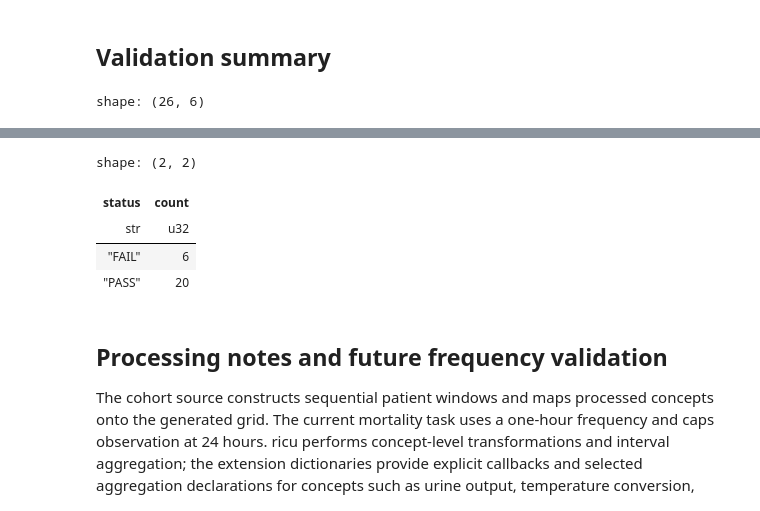
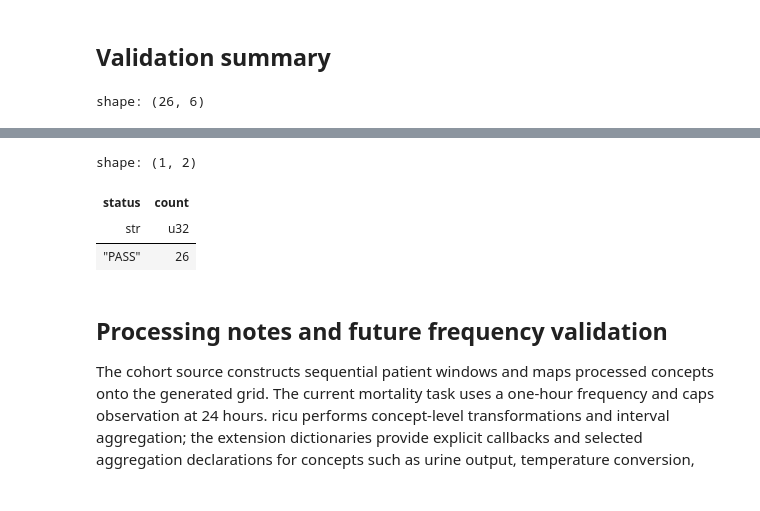
Before and after one commit to Ilovecodingforever/YAIB-cohorts, a Jupyter notebook: notebooks/validate_mortality24_baseline.ipynb, the cells around one changed output, grey strips where cells are left out. Saved outputs shown, nothing was run; the diff lists cells and outputs as text; code cells hidden in the pictures.

Commit message:
update stats

```diff
--- a/notebooks/validate_mortality24_baseline.ipynb
+++ b/notebooks/validate_mortality24_baseline.ipynb
@@ -531,9 +583,10 @@ def build_missingness_artifacts(context, time_artifacts):
         variables = _numeric_dynamic_columns(context, dataset)
         dyn = _scan(context, dataset)
         time_schema = context[dataset]["schemas"][("mortality24", "dyn")][TIME]
+        time_scale = time_artifacts[dataset]["time_scale"]
 
         obs = (
-            dyn.with_columns(_time_hours_expr(TIME, time_schema).alias("_time_hours"))
+            dyn.with_columns(_time_hours_expr(TIME, time_schema, scale=time_scale).alias("_time_hours"))
             .with_columns(
                 (pl.col("_time_hours") - pl.col("_time_hours").min().over(STAY_ID))
                 .alias("_offset_hours")
@@ -664,6 +717,9 @@ def build_missingness_artifacts(context, time_artifacts):
 missingness, observation_counts, availability, density, missingness_artifacts = (
     build_missingness_artifacts(ctx, time_artifacts)
 )
+numeric_variables_by_dataset = {
+    dataset: artifacts["variables"] for dataset, artifacts in missingness_artifacts.items()
+}
 
 # Add density metrics to the overview output without recomputing dynamic scans.
 density_overview_rows = []
@@ -862,12 +963,12 @@ plot_missingness_figures(missingness, observation_counts, availability, missingn
 
 Statistics use finite, nonmissing values directly from processed dynamic tables, before YAIB scaling, forward fill, zero fill, or model-based imputation. Histograms use a deterministic sample when a variable has more than 100,000 values; plotted axes use the pooled 1st–99th percentile range for readability while the CSV statistics retain the full finite range.
 # %%
-def build_value_statistics(context):
+def build_value_statistics(context, numeric_variables_by_dataset):
     rows = []
     stats_by_dataset = {}
 
     for dataset in DATASETS:
-        variables = _numeric_dynamic_columns(context, dataset)
+        variables = numeric_variables_by_dataset[dataset]
         dyn = _scan(context, dataset)
         expressions = []
         for variable in variables:
@@ -913,17 +1014,17 @@ def build_value_statistics(context):
     display(result)
     return result, stats_by_dataset
 
-value_statistics, value_stats_by_dataset = build_value_statistics(ctx)
+value_statistics, value_stats_by_dataset = build_value_statistics(ctx, numeric_variables_by_dataset)
 
-def plot_value_distributions(context):
+def plot_value_distributions(context, numeric_variables_by_dataset):
     all_variables = sorted(set().union(*[
-        set(_numeric_dynamic_columns(context, dataset)) for dataset in DATASETS
+        set(numeric_variables_by_dataset[dataset]) for dataset in DATASETS
     ]))
     for variable in all_variables:
         samples = {}
         combined = []
         for dataset in DATASETS:
-            if variable not in _numeric_dynamic_columns(context, dataset):
+            if variable not in numeric_variables_by_dataset[dataset]:
                 continue
             values = (
                 _scan(context, dataset)
@@ -965,9 +1066,10 @@ def plot_value_distributions(context):
         )
         fig.tight_layout()
         fig.savefig(RESULTS_DIR / f"value_distribution_{_safe_name(variable)}.png", bbox_inches="tight")
+        plt.show()
         plt.close(fig)
 
-plot_value_distributions(ctx)
+plot_value_distributions(ctx, numeric_variables_by_dataset)
 # %% [output]
 shape: (96, 17)
 | dataset | variable | count | mean | std | min | p1 | p5 | p25 | median | p75 | p95 | ... |
@@ -996,7 +1109,7 @@ def add_check(rows, dataset, check, status, observed, expected, detail=""):
         "detail": detail,
     })
 
-def build_validation_checks(context, time_artifacts, missingness, value_statistics, schema_summary):
+def build_validation_checks(context, time_artifacts, missingness, value_statistics, schema_summary, numeric_variables_by_dataset):
     rows = []
     expected_dynamic = set(EXPECTED_DYNAMIC)
 
@@ -1054,7 +1167,7 @@ def build_validation_checks(context, time_artifacts, missingness, value_statisti
         incomplete = per_stay.filter(~pl.col("complete_span_ok")).height
         add_check(
             rows, dataset, "complete_timestamp_spans",
-            "PASS" if incomplete == 0 else "FAIL",
+            "PASS" if incomplete == 0 else "WARN",
             incomplete, 0,
         )
 
@@ -1063,7 +1176,7 @@ def build_validation_checks(context, time_artifacts, missingness, value_statisti
         ).height
         add_check(
             rows, dataset, "observation_window_0_to_24",
-            "PASS" if out_of_window == 0 else "FAIL",
+            "PASS" if out_of_window == 0 else "WARN",
             out_of_window, 0,
             "The source task caps the sequential mortality window at 24 hours.",
         )
@@ -1120,7 +1233,7 @@ def build_validation_checks(context, time_artifacts, missingness, value_statisti
             other_dataset = next(
                 name for name in DATASETS if name != dataset
             )
-            if variable in _numeric_dynamic_columns(context, other_dataset):
+            if variable in numeric_variables_by_dataset[other_dataset]:
                 own = missingness.filter(
                     (pl.col("dataset") == dataset) & (pl.col("variable") == variable)
                 )["missing_percentage"][0]
@@ -1143,7 +1256,7 @@ def build_validation_checks(context, time_artifacts, missingness, value_statisti
     return result
 
 validation_checks = build_validation_checks(
-    ctx, time_artifacts, missingness, value_statistics, schema_summary
+    ctx, time_artifacts, missingness, value_statistics, schema_summary, numeric_variables_by_dataset
 )
 # %% [output]
 shape: (26, 6)
@@ -1155,16 +1268,15 @@ shape: (26, 6)
 | "HiRID" | "one_label_per_stay" | "PASS" | "0" | "0" | "" |
 | "HiRID" | "duplicate_stay_time_pairs" | "PASS" | "0" | "0" | "" |
 | … | … | … | … | … | … |
 | "MIMIC-IV" | "inclusive_25_timestamp_window" | "PASS" | "0" | "0" | "WARN means runtime data should… |
 | "MIMIC-IV" | "expected_dynamic_schema" | "PASS" | "none" | "none" | "Schema differences can reflect… |
 | "MIMIC-IV" | "stay_id_consistency" | "PASS" | "0" | "0" | "" |
 | "MIMIC-IV" | "nonfinite_dynamic_values" | "PASS" | "0" | "0" | "" |
 | "MIMIC-IV" | "negative_values_in_nonnegative… | "PASS" | "0" | "0" | "This is a broad diagnostic war… |
-shape: (2, 2)
+shape: (1, 2)
 | status | count |
 | str | u32 |
-| "FAIL" | 6 |
-| "PASS" | 20 |
+| "PASS" | 26 |
 # %% [markdown]
 ## Processing notes and future frequency validation
 
```
Also changed, not shown: parts of 5 cells of this notebook.
